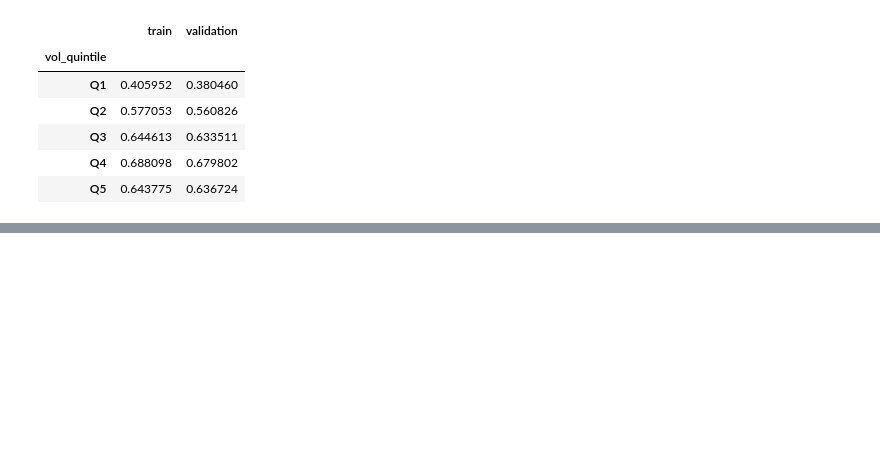
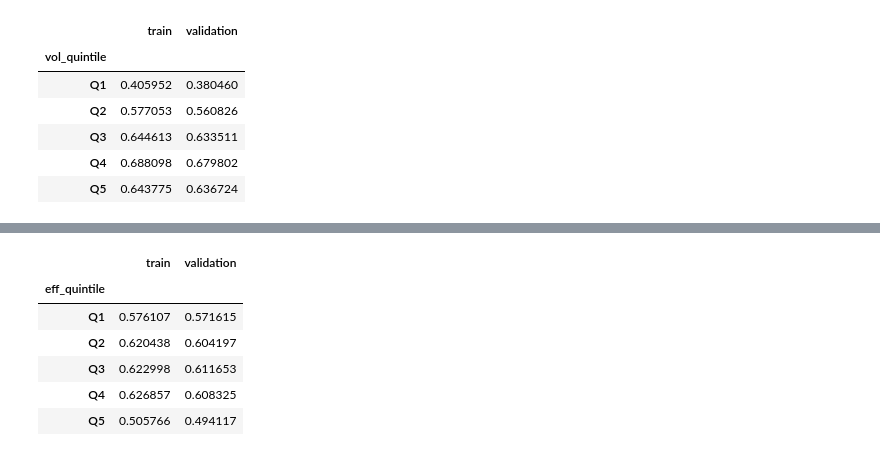
Before and after one commit to ADRIANVM117/data-science-portfolio, a Jupyter notebook: EXAMEN_DL_BOURBAKI/notebooks/03_quant_feature_baseline.ipynb, the cells around one changed output, grey strips where cells are left out. Drawn from its saved outputs; the diff is of its cells as text; code cells hidden in the pictures; blank space fills up the shorter version.

```diff
--- a/EXAMEN_DL_BOURBAKI/notebooks/03_quant_feature_baseline.ipynb
+++ b/EXAMEN_DL_BOURBAKI/notebooks/03_quant_feature_baseline.ipynb
@@ -346,0 +411,40 @@ vol_signal_check
+# %%
+# Cortes aprendidos exclusivamente en train
+eff_cuts = train_feat["path_efficiency"].quantile(
+    [0.20, 0.40, 0.60, 0.80]
+).values
+
+eff_bins = [-np.inf, *eff_cuts, np.inf]
+eff_labels = ["Q1", "Q2", "Q3", "Q4", "Q5"]
+
+train_feat["eff_quintile"] = pd.cut(
+    train_feat["path_efficiency"],
+    bins=eff_bins,
+    labels=eff_labels
+)
+
+val_feat["eff_quintile"] = pd.cut(
+    val_feat["path_efficiency"],
+    bins=eff_bins,
+    labels=eff_labels
+)
+
+eff_signal_check = pd.DataFrame({
+    "train": train_feat.groupby(
+        "eff_quintile", observed=True
+    )["directional"].mean(),
+
+    "validation": val_feat.groupby(
+        "eff_quintile", observed=True
+    )["directional"].mean()
+})
+
+eff_signal_check
+# %% [output]
+|  | train | validation |
+| eff_quintile |  |  |
+| Q1 | 0.576107 | 0.571615 |
+| Q2 | 0.620438 | 0.604197 |
+| Q3 | 0.622998 | 0.611653 |
+| Q4 | 0.626857 | 0.608325 |
+| Q5 | 0.505766 | 0.494117 |
```
Also changed, not shown: parts of 22 cells of this notebook.
